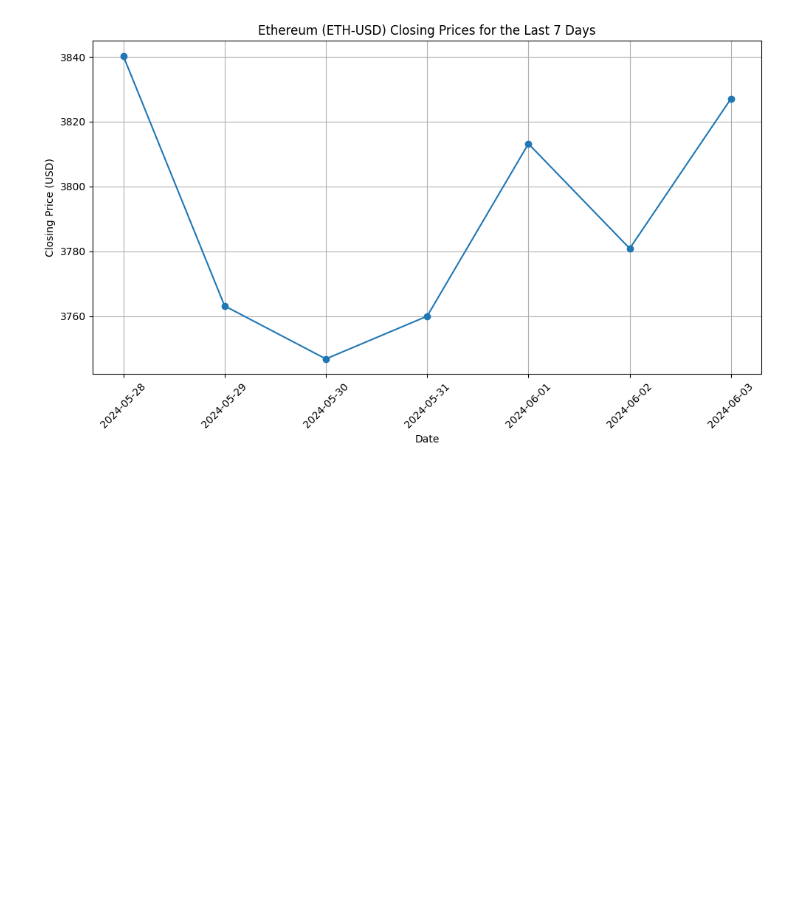
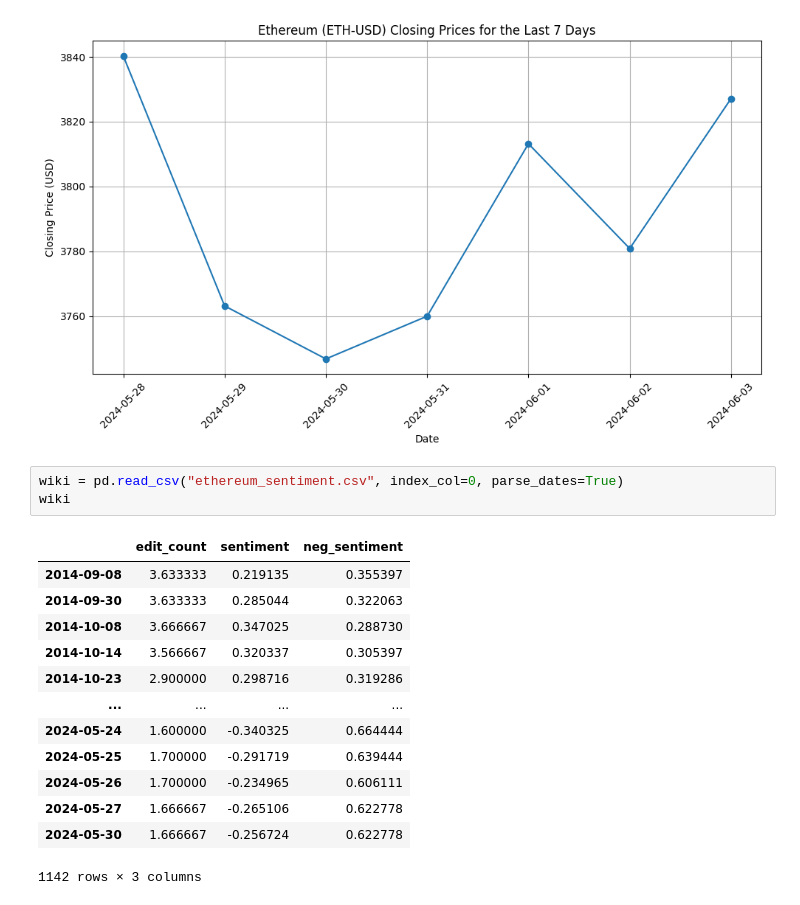
Before and after one commit to SWAGATSWAROOP/HackBrokers, a Jupyter notebook: backend-python/Dataset collection/ethereum/ethereum.ipynb, the cells around one changed output. Saved outputs shown, nothing was run; the diff lists cells and outputs as text; blank space fills up the shorter version.

```diff
--- a/backend-python/Dataset collection/ethereum/ethereum.ipynb
+++ b/backend-python/Dataset collection/ethereum/ethereum.ipynb
@@ -45,3 +45,20 @@ plt.tight_layout()
 plt.show()
 # %% [output]
 [figure]
+# %%
+wiki = pd.read_csv("ethereum_sentiment.csv", index_col=0, parse_dates=True)
+wiki
+# %% [output]
+|  | edit_count | sentiment | neg_sentiment |
+| 2014-09-08 | 3.633333 | 0.219135 | 0.355397 |
+| 2014-09-30 | 3.633333 | 0.285044 | 0.322063 |
+| 2014-10-08 | 3.666667 | 0.347025 | 0.288730 |
+| 2014-10-14 | 3.566667 | 0.320337 | 0.305397 |
+| 2014-10-23 | 2.900000 | 0.298716 | 0.319286 |
+| ... | ... | ... | ... |
+| 2024-05-24 | 1.600000 | -0.340325 | 0.664444 |
+| 2024-05-25 | 1.700000 | -0.291719 | 0.639444 |
+| 2024-05-26 | 1.700000 | -0.234965 | 0.606111 |
+| 2024-05-27 | 1.666667 | -0.265106 | 0.622778 |
+| 2024-05-30 | 1.666667 | -0.256724 | 0.622778 |
+1142 rows × 3 columns
```
Also changed, not shown: parts of 3 cells of this notebook, 18 other files.
